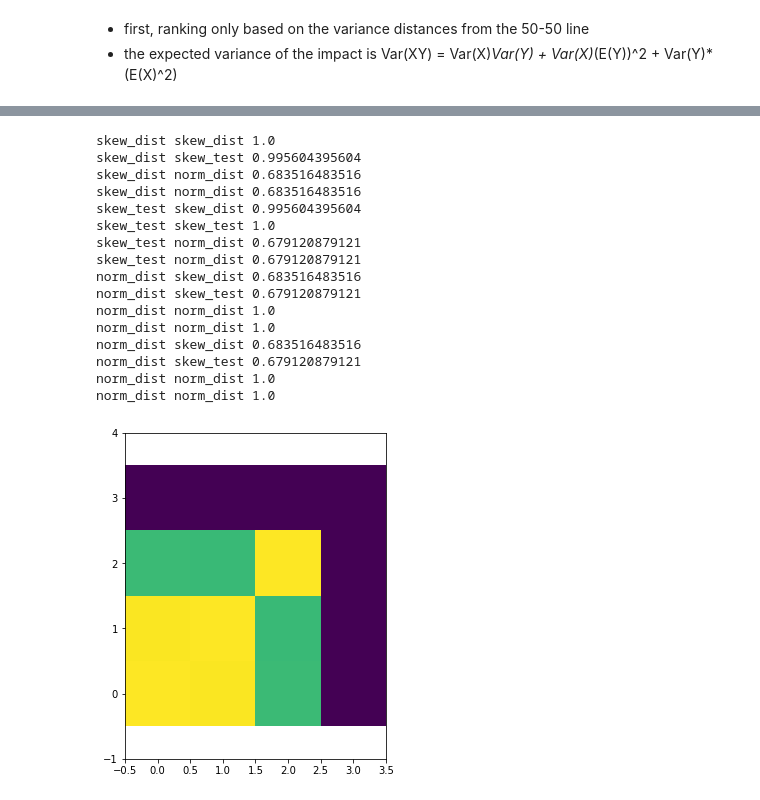
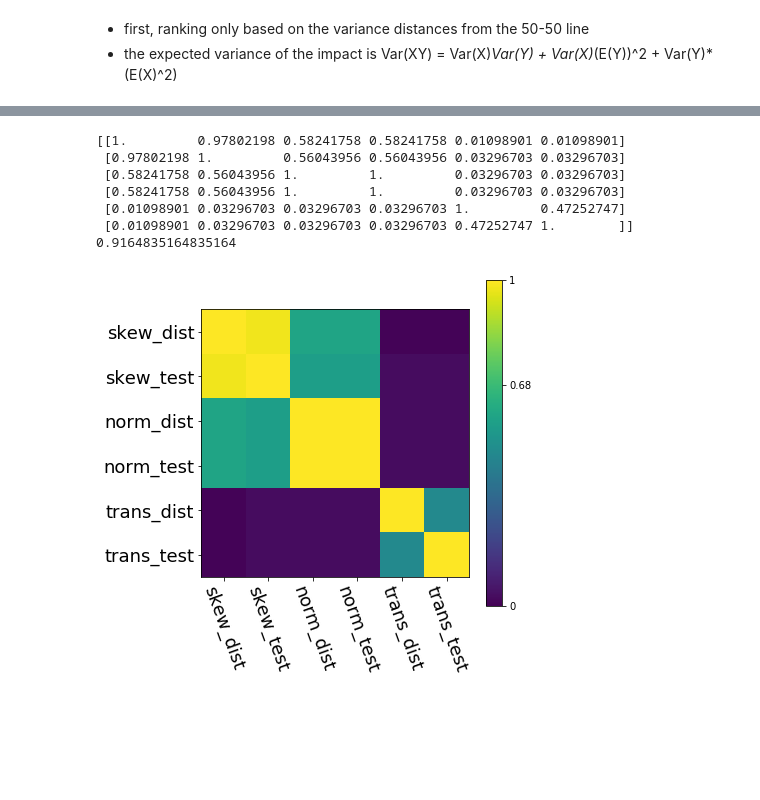
Before and after one commit to milanjanosov/success_engine, a Jupyter notebook: PaperFigures/5_pQ_distributions.ipynb, the cells around one changed output, grey strips where cells are left out. Saved outputs shown, nothing was run; the diff lists cells and outputs as text; code cells hidden in the pictures; blank space fills up the shorter version.

```diff
--- a/PaperFigures/5_pQ_distributions.ipynb
+++ b/PaperFigures/5_pQ_distributions.ipynb
@@ -282,66 +283,65 @@ def get_ranking(tipus = '', skew = True):
     dist_based.sort(key=lambda x: x[1])
     test_based.sort(key=lambda x: x[1])
 
 
     rank_dist = [e[0] for e in dist_based]
     rank_test = [e[0] for e in test_based]
 
     return rank_dist, rank_test
 
 
 
 skew_dist,  skew_test  = get_ranking()
 norm_dist,  norm_test  = get_ranking('f', skew = False)
 trans_dist, trans_test = get_ranking('t', skew = False)
 
 
 from scipy.stats import spearmanr, kendalltau, pearsonr
 
 
 
-rankings = [skew_dist, skew_test, norm_dist,  norm_test]#, trans_dist, trans_test]
+rankings = [skew_dist, skew_test, norm_dist,  norm_test, trans_dist, trans_test]
 rankingsn = ['skew_dist', 'skew_test', 'norm_dist',  'norm_test', 'trans_dist', 'trans_test']
 
-correl = np.zeros((4,4))
+N = 6
+correl = np.zeros((N,N))
 
 
-for r1 in rankings:
-    #print r1
-    for r2 in rankings:
-        correl[rankings.index(r1)][rankings.index(r2)] = spearmanr(r1, r2)[0]
-        print rankingsn[rankings.index(r1)], rankingsn[rankings.index(r2)], spearmanr(r1, r2)[0]
-        #if spearmanr(r1, r2)[0] <0.5:
-         #   print r1
-         #   print r2
-#        print spearmanr(r1, r2)[0]
+for i in range(N):    #print r1
+    for j in range(N):    #print r1
+
+        r1 = rankings[i]
+        r2 = rankings[j]
+
+
+
+        rr1 = [fields.index(rr) for rr in r1]
+        rr2 = [fields.index(rr) for rr in r2]
+
+
+        correl[i][j] = kendalltau(r1, r2)[0]
+        #correl[i][j] = pearsonr(rr1, rr2)[0]
+
 
 fig, ax = plt.subplots(figsize=(6,6))
-ax.imshow(correl, vmin=0, vmax=1)
-ax.set_ylim([-1,4])
-plt.show()
+cax = ax.imshow(correl, vmin=0, vmax=1, extent = (0, N, N, 0))
 
-#for i in range(14):
-#    print skew_dist[i], skew_test[i], norm_dist[i],  norm_test[i], trans_dist[i], trans_test[i]
+ax.set_xticks([0.5 + ijk for ijk in range(N)])
+ax.set_xticklabels(rankingsn, rotation = -70, fontsize = 18)
+ax.set_yticks([0.5 + ijk for ijk in range(N)])
+ax.set_yticklabels(rankingsn, rotation = 0, fontsize = 18)
+
+cbar = fig.colorbar(cax, ticks=[0, 0.68, 1])
+cbar.ax.set_yticklabels(['0', '0.68', '1'])
 
 
-for field in fields:
-    ranks = [skew_dist.index(field), skew_test.index(field), norm_dist.index(field), norm_test.index(field), trans_dist.index(field), trans_test.index(field)]
- #   print field, np.mean(ranks), np.std(ranks)
+plt.savefig('5_correlplot.png')
 # %% [output]
-skew_dist skew_dist 1.0
-skew_dist skew_test 0.995604395604
-skew_dist norm_dist 0.683516483516
-skew_dist norm_dist 0.683516483516
-skew_test skew_dist 0.995604395604
-skew_test skew_test 1.0
-skew_test norm_dist 0.679120879121
-skew_test norm_dist 0.679120879121
-norm_dist skew_dist 0.683516483516
-norm_dist skew_test 0.679120879121
-norm_dist norm_dist 1.0
-norm_dist norm_dist 1.0
-norm_dist skew_dist 0.683516483516
-norm_dist skew_test 0.679120879121
-norm_dist norm_dist 1.0
-norm_dist norm_dist 1.0
+[[1.         0.97802198 0.58241758 0.58241758 0.01098901 0.01098901]
+ [0.97802198 1.         0.56043956 0.56043956 0.03296703 0.03296703]
+ [0.58241758 0.56043956 1.         1.         0.03296703 0.03296703]
+ [0.58241758 0.56043956 1.         1.         0.03296703 0.03296703]
+ [0.01098901 0.03296703 0.03296703 0.03296703 1.         0.47252747]
+ [0.01098901 0.03296703 0.03296703 0.03296703 0.47252747 1.        ]]
+0.9164835164835164
-[figure, old version]
+[figure, new version]
```
Also changed, not shown: parts of 2 cells of this notebook, 3 other files.
